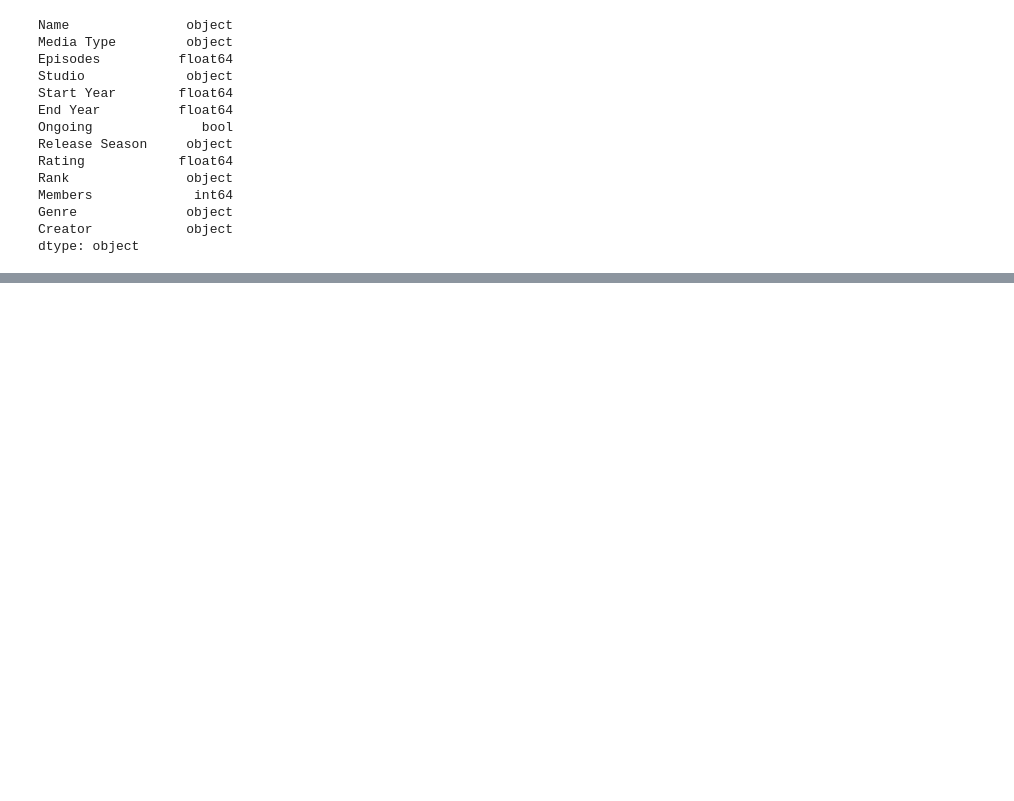
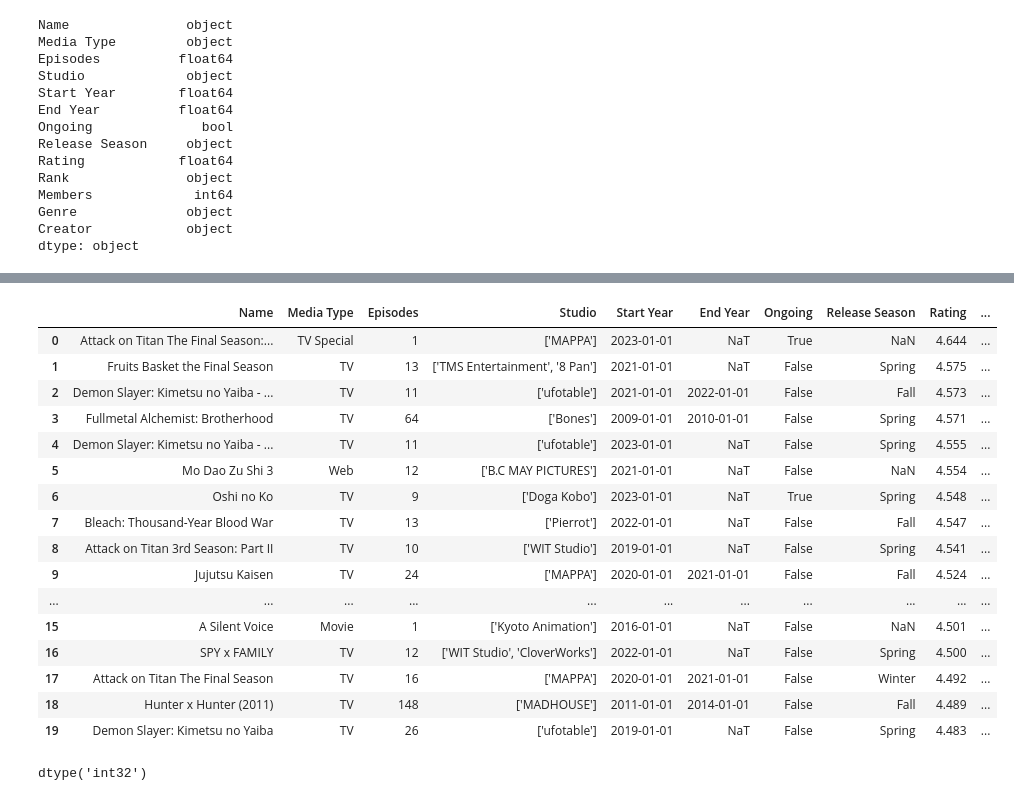
Before and after one commit to MYTE21/Anime.Quest, a Jupyter notebook: notebooks/data_processing.ipynb, the cells around one changed output, grey strips where cells are left out. Drawn from its saved outputs; the diff is of its cells as text; code cells hidden in the pictures; blank space fills up the shorter version.

```diff
--- a/notebooks/data_processing.ipynb
+++ b/notebooks/data_processing.ipynb
@@ -112,0 +169,2 @@ fig.show()
+# %%
+df["Start Year"] = df["Start Year"].fillna(0)
@@ -112,0 +187,2 @@ fig.show()
+# %%
+df["Start Year"] = pd.to_datetime(df['Start Year'], format='%Y', errors="coerce")
@@ -112,0 +231,2 @@ fig.show()
+# %%
+df["End Year"] = df["End Year"].fillna(0)
@@ -112,0 +249,2 @@ fig.show()
+# %%
+df["End Year"] = pd.to_datetime(df["End Year"], format='%Y', errors="coerce")
@@ -112,0 +293,20 @@ fig.show()
+# %%
+df.head(20)
+# %% [output]
+|  | Name | Media Type | Episodes | Studio | Start Year | End Year | Ongoing | Release Season | Rating | ... |
+| 0 | Attack on Titan The Final Season:... | TV Special | 1 | ['MAPPA'] | 2023-01-01 | NaT | True | NaN | 4.644 | ... |
+| 1 | Fruits Basket the Final Season | TV | 13 | ['TMS Entertainment', '8 Pan'] | 2021-01-01 | NaT | False | Spring | 4.575 | ... |
+| 2 | Demon Slayer: Kimetsu no Yaiba - ... | TV | 11 | ['ufotable'] | 2021-01-01 | 2022-01-01 | False | Fall | 4.573 | ... |
+| 3 | Fullmetal Alchemist: Brotherhood | TV | 64 | ['Bones'] | 2009-01-01 | 2010-01-01 | False | Spring | 4.571 | ... |
+| 4 | Demon Slayer: Kimetsu no Yaiba - ... | TV | 11 | ['ufotable'] | 2023-01-01 | NaT | False | Spring | 4.555 | ... |
+| 5 | Mo Dao Zu Shi 3 | Web | 12 | ['B.C MAY PICTURES'] | 2021-01-01 | NaT | False | NaN | 4.554 | ... |
+| 6 | Oshi no Ko | TV | 9 | ['Doga Kobo'] | 2023-01-01 | NaT | True | Spring | 4.548 | ... |
+| 7 | Bleach: Thousand-Year Blood War | TV | 13 | ['Pierrot'] | 2022-01-01 | NaT | False | Fall | 4.547 | ... |
+| 8 | Attack on Titan 3rd Season: Part II | TV | 10 | ['WIT Studio'] | 2019-01-01 | NaT | False | Spring | 4.541 | ... |
+| 9 | Jujutsu Kaisen | TV | 24 | ['MAPPA'] | 2020-01-01 | 2021-01-01 | False | Fall | 4.524 | ... |
+| ... | ... | ... | ... | ... | ... | ... | ... | ... | ... | ... |
+| 15 | A Silent Voice | Movie | 1 | ['Kyoto Animation'] | 2016-01-01 | NaT | False | NaN | 4.501 | ... |
+| 16 | SPY x FAMILY | TV | 12 | ['WIT Studio', 'CloverWorks'] | 2022-01-01 | NaT | False | Spring | 4.500 | ... |
+| 17 | Attack on Titan The Final Season | TV | 16 | ['MAPPA'] | 2020-01-01 | 2021-01-01 | False | Winter | 4.492 | ... |
+| 18 | Hunter x Hunter (2011) | TV | 148 | ['MADHOUSE'] | 2011-01-01 | 2014-01-01 | False | Fall | 4.489 | ... |
+| 19 | Demon Slayer: Kimetsu no Yaiba | TV | 26 | ['ufotable'] | 2019-01-01 | NaT | False | Spring | 4.483 | ... |
@@ -112,0 +317,4 @@ fig.show()
+# %%
+df['Rank'].dtype
+# %% [output]
+dtype('int32')
```
Also changed, not shown: parts of 40 cells of this notebook.
